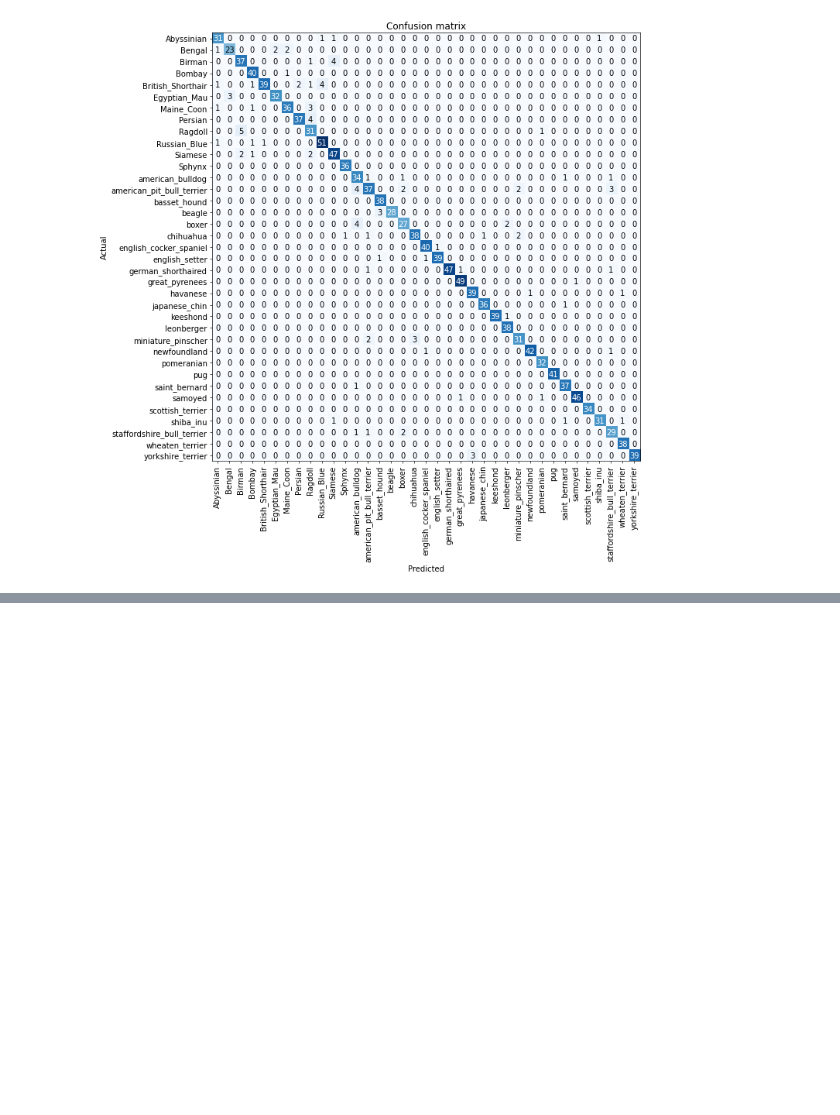
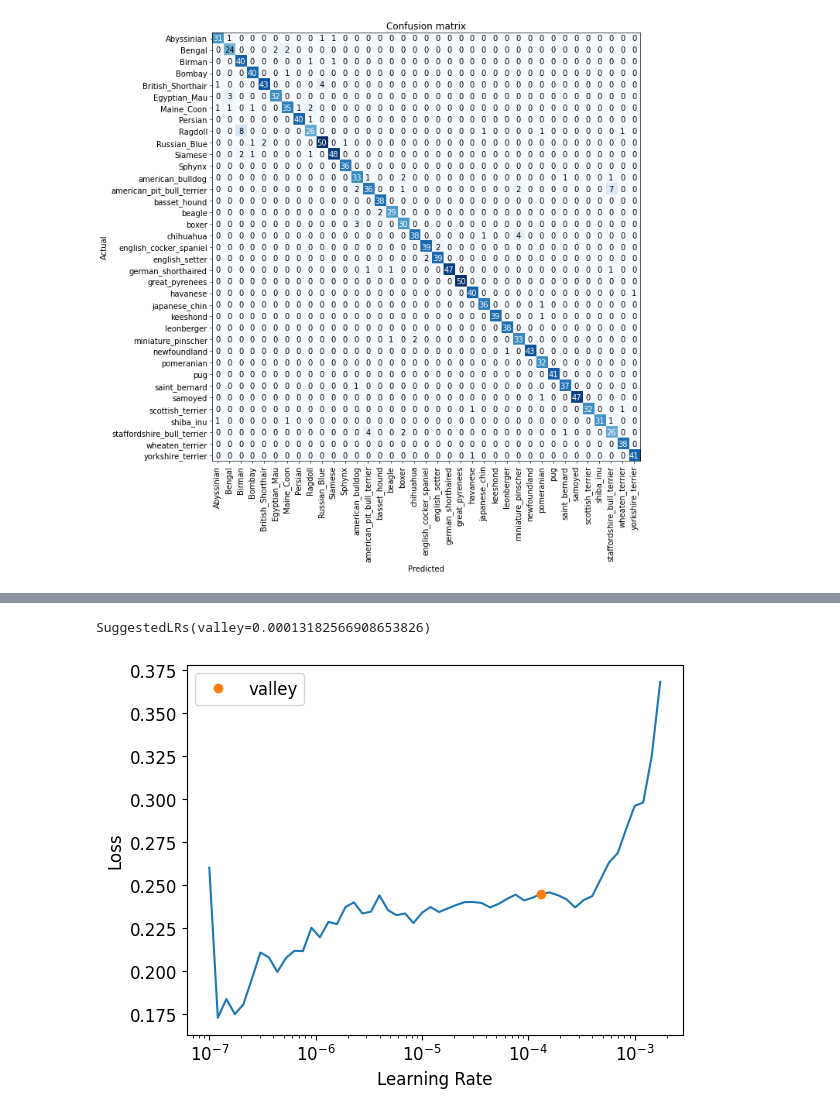
Before and after one commit to atozncoder/ai, a Jupyter notebook: BookChapter5.ipynb, the cells around one changed output, grey strips where cells are left out. Cells and saved outputs as stored; diff of their text form; code cells hidden in the pictures; blank space fills up the shorter version.

```diff
--- a/BookChapter5.ipynb
+++ b/BookChapter5.ipynb
@@ -305,0 +307,3 @@ learn.fine_tune(2, base_lr=3e-3)
+# %%
+learn = vision_learner(dls, resnet34, metrics=error_rate)
+learn.fit_one_cycle(3, 3e-3)
@@ -305,0 +317,3 @@ learn.fine_tune(2, base_lr=3e-3)
+# %%
+learn.lr_find()
+# %% [output]
@@ -305,0 +321,2 @@ learn.fine_tune(2, base_lr=3e-3)
+SuggestedLRs(valley=0.00013182566908653826)
+[figure, added]
```
Also changed, not shown: parts of 16 cells of this notebook.
